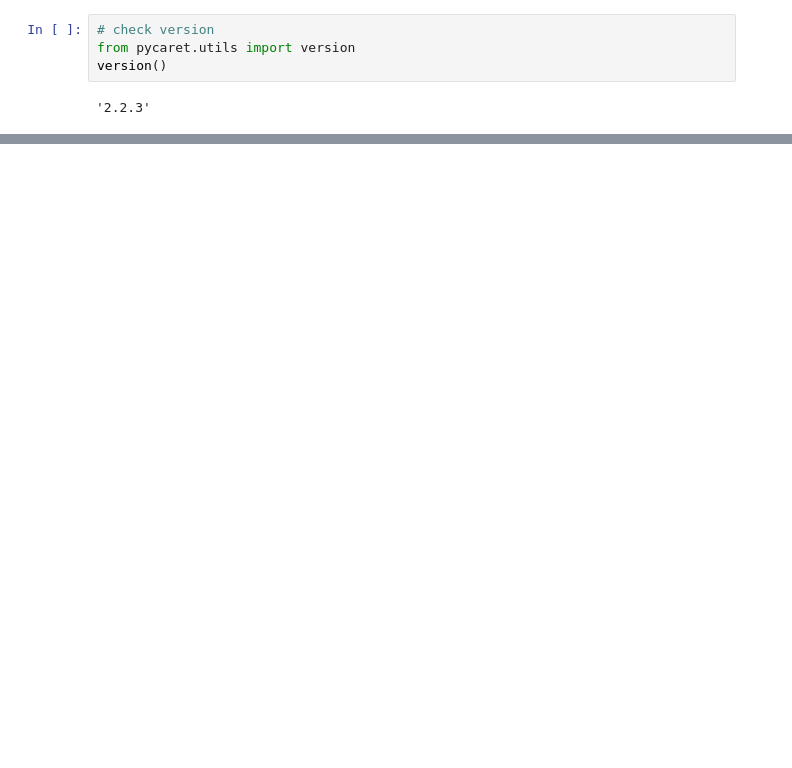
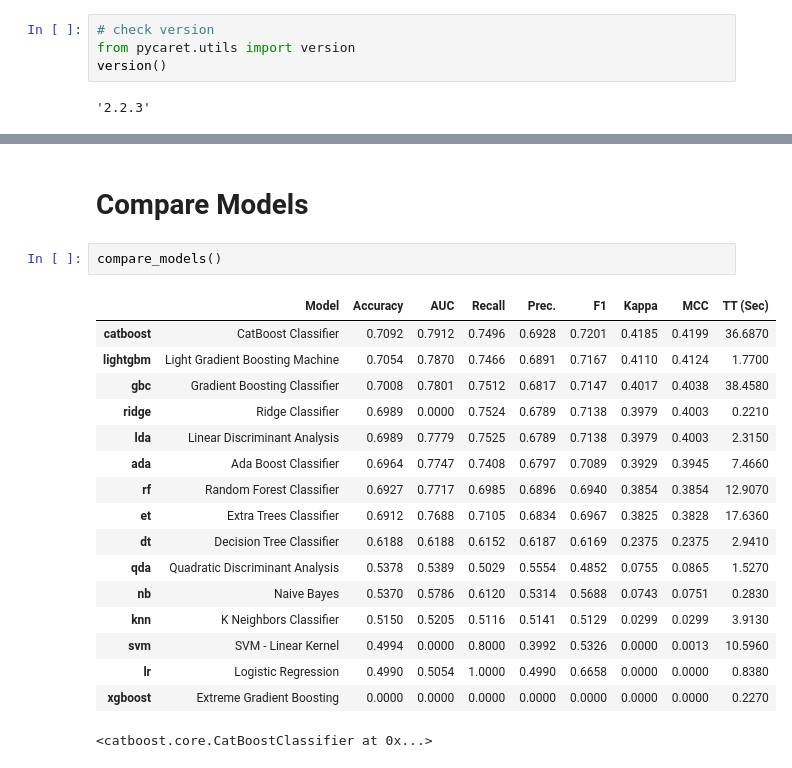
Before and after one commit to jjobes90/Loan-Approval, a Jupyter notebook: Modeling.ipynb, the cells around one changed output, grey strips where cells are left out. Saved outputs shown, nothing was run; the diff lists cells and outputs as text; blank space fills up the shorter version.

```diff
--- a/Modeling.ipynb
+++ b/Modeling.ipynb
@@ -63,0 +94,22 @@ OSError: dlopen(/Users/jjobes/opt/anaconda3/lib/python3.8/site-packages/lightgbm
+# %% [markdown]
+# Compare Models
+# %%
+compare_models()
+# %% [output]
+|  | Model | Accuracy | AUC | Recall | Prec. | F1 | Kappa | MCC | TT (Sec) |
+| catboost | CatBoost Classifier | 0.7092 | 0.7912 | 0.7496 | 0.6928 | 0.7201 | 0.4185 | 0.4199 | 36.6870 |
+| lightgbm | Light Gradient Boosting Machine | 0.7054 | 0.7870 | 0.7466 | 0.6891 | 0.7167 | 0.4110 | 0.4124 | 1.7700 |
+| gbc | Gradient Boosting Classifier | 0.7008 | 0.7801 | 0.7512 | 0.6817 | 0.7147 | 0.4017 | 0.4038 | 38.4580 |
+| ridge | Ridge Classifier | 0.6989 | 0.0000 | 0.7524 | 0.6789 | 0.7138 | 0.3979 | 0.4003 | 0.2210 |
+| lda | Linear Discriminant Analysis | 0.6989 | 0.7779 | 0.7525 | 0.6789 | 0.7138 | 0.3979 | 0.4003 | 2.3150 |
+| ada | Ada Boost Classifier | 0.6964 | 0.7747 | 0.7408 | 0.6797 | 0.7089 | 0.3929 | 0.3945 | 7.4660 |
+| rf | Random Forest Classifier | 0.6927 | 0.7717 | 0.6985 | 0.6896 | 0.6940 | 0.3854 | 0.3854 | 12.9070 |
+| et | Extra Trees Classifier | 0.6912 | 0.7688 | 0.7105 | 0.6834 | 0.6967 | 0.3825 | 0.3828 | 17.6360 |
+| dt | Decision Tree Classifier | 0.6188 | 0.6188 | 0.6152 | 0.6187 | 0.6169 | 0.2375 | 0.2375 | 2.9410 |
+| qda | Quadratic Discriminant Analysis | 0.5378 | 0.5389 | 0.5029 | 0.5554 | 0.4852 | 0.0755 | 0.0865 | 1.5270 |
+| nb | Naive Bayes | 0.5370 | 0.5786 | 0.6120 | 0.5314 | 0.5688 | 0.0743 | 0.0751 | 0.2830 |
+| knn | K Neighbors Classifier | 0.5150 | 0.5205 | 0.5116 | 0.5141 | 0.5129 | 0.0299 | 0.0299 | 3.9130 |
+| svm | SVM - Linear Kernel | 0.4994 | 0.0000 | 0.8000 | 0.3992 | 0.5326 | 0.0000 | 0.0013 | 10.5960 |
+| lr | Logistic Regression | 0.4990 | 0.5054 | 1.0000 | 0.4990 | 0.6658 | 0.0000 | 0.0000 | 0.8380 |
+| xgboost | Extreme Gradient Boosting | 0.0000 | 0.0000 | 0.0000 | 0.0000 | 0.0000 | 0.0000 | 0.0000 | 0.2270 |
+<catboost.core.CatBoostClassifier at 0x...>
```
Also changed, not shown: parts of 20 cells of this notebook.
